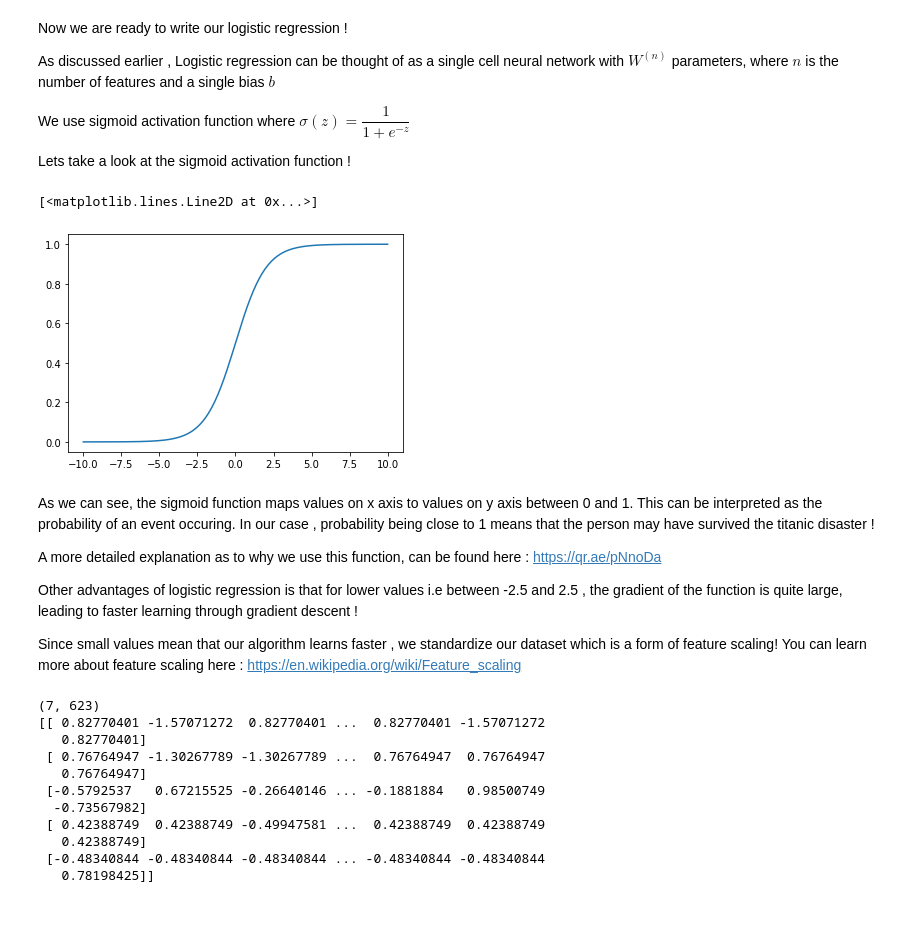
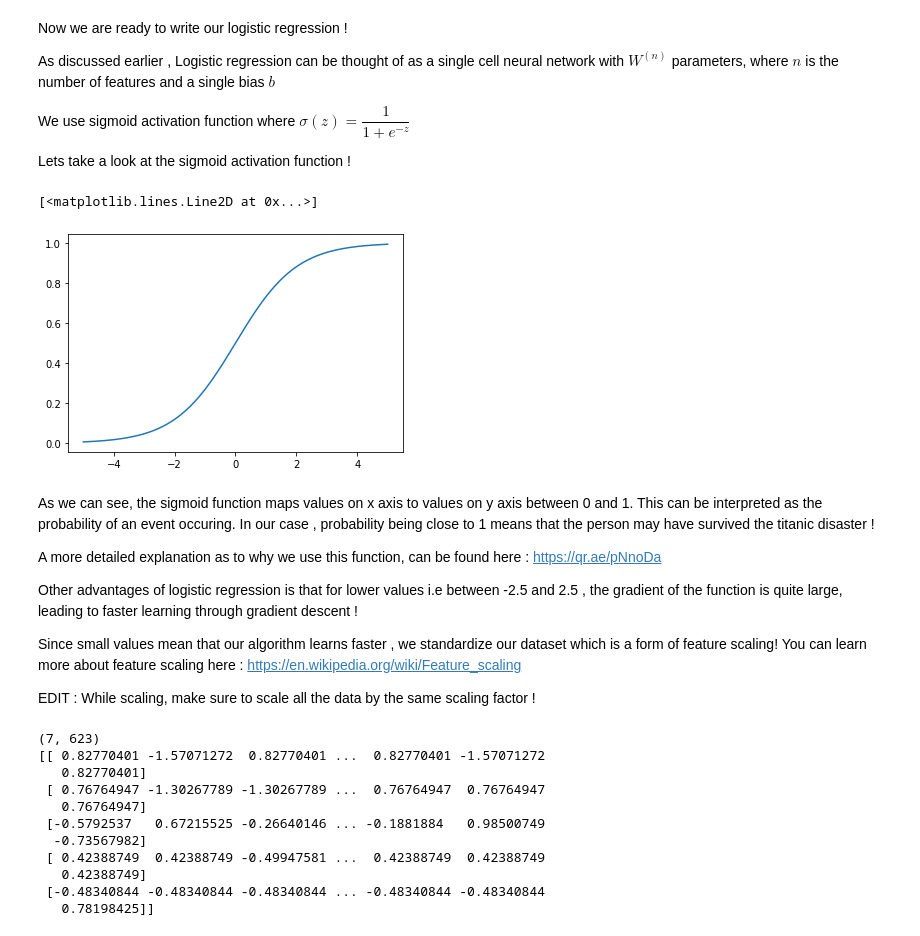
Before and after one commit to AtharvBhat/Logistic-Regression-From-Scratch, a Jupyter notebook: TitanicML-from-scratch/titanicML_log_reg.ipynb, the cells around one changed output. Cells and saved outputs as stored; diff of their text form; code cells hidden in the pictures.

```diff
--- a/TitanicML-from-scratch/titanicML_log_reg.ipynb
+++ b/TitanicML-from-scratch/titanicML_log_reg.ipynb
@@ -267,18 +268,18 @@ Lets take a look at the sigmoid activation function !
 # %%
 #import matplotlib to plot our sigmoid function
 %matplotlib inline
 import matplotlib.pyplot as plt
-x = np.linspace(-10, 10, 200)
+x = np.linspace(-5, 5, 200)
 
 #define sigmoid function
 def sigmoid(x):
     sig = 1/(1 + np.exp(-x))
     return sig
 
 plt.plot(x, sigmoid(x))
 # %% [output]
 [<matplotlib.lines.Line2D at 0x...>]
-[figure, old version]
+[figure, new version]
 # %% [markdown]
 As we can see, the sigmoid function maps values on x axis to values on y axis between 0 and 1.
 This can be interpreted as the probability of an event occuring.
@@ -290,6 +291,8 @@ Other advantages of logistic regression is that for lower values i.e between -2.
 
 Since small values mean that our algorithm learns faster , we standardize our dataset which is a form of feature scaling!
 You can learn more about feature scaling here : https://en.wikipedia.org/wiki/Feature_scaling
+
+EDIT : While scaling, make sure to scale all the data by the same scaling factor !
 # %%
 # inorder to standardize our dataset , we will subtract all features of our dataset by their mean
 # and divide it by the standard deviation of the features.
```
Also changed, not shown: parts of 9 cells of this notebook.
